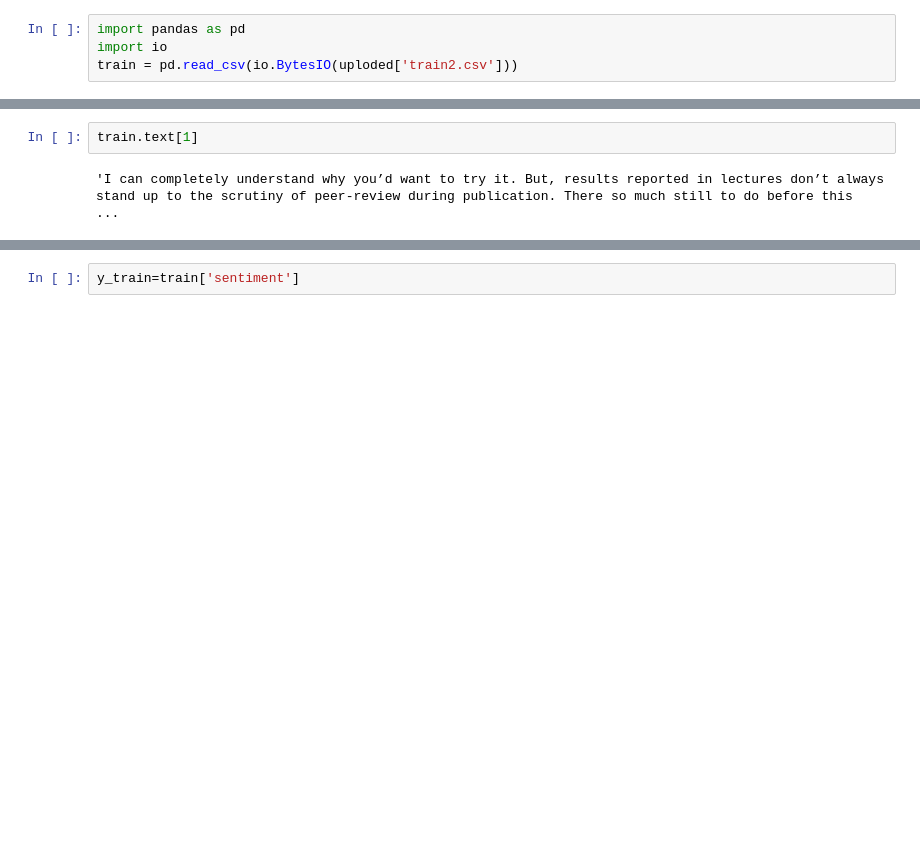
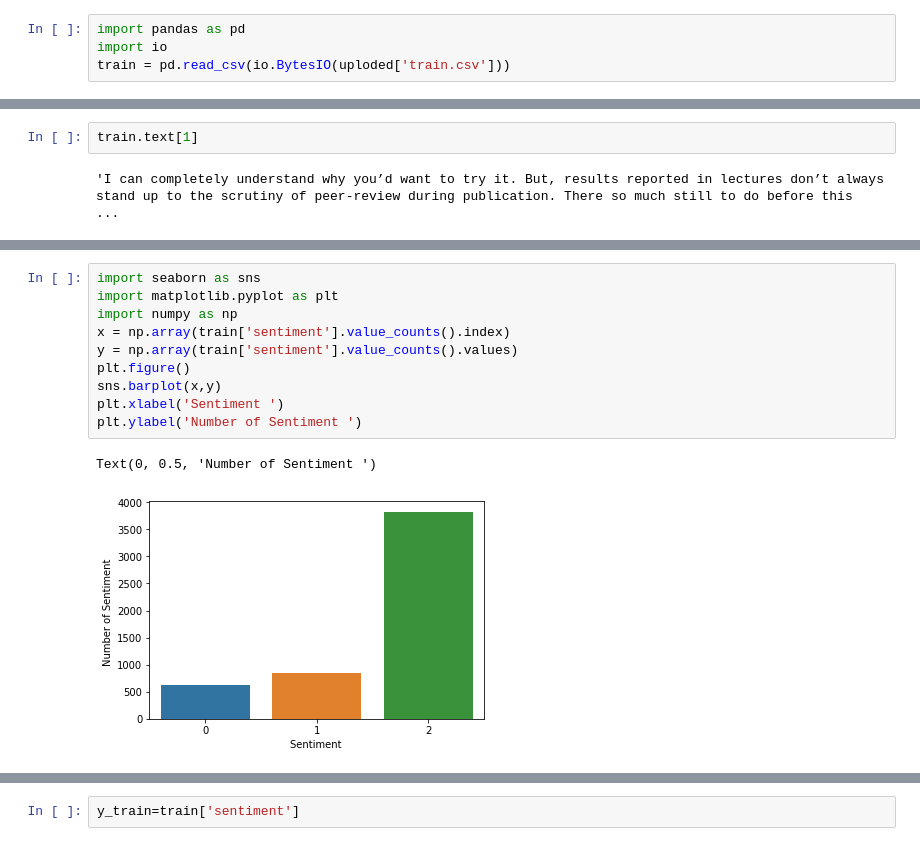
Before and after one commit to saneet09/Hackathon, a Jupyter notebook: Untitled1.ipynb, the cells around one changed output, grey strips where cells are left out. Drawn from its saved outputs; the diff is of its cells as text; blank space fills up the shorter version.

```diff
--- a/Untitled1.ipynb
+++ b/Untitled1.ipynb
@@ -9,7 +31,7 @@ Saving train2.csv to train2.csv
 # %%
 import pandas as pd
 import io
-train = pd.read_csv(io.BytesIO(uploded['train2.csv']))
+train = pd.read_csv(io.BytesIO(uploded['train.csv']))
 # %%
 from google.colab import files
 uploaded = files.upload()
@@ -57,0 +65,13 @@ x_train = train['text']
+# %%
+import seaborn as sns
+import matplotlib.pyplot as plt
+import numpy as np
+x = np.array(train['sentiment'].value_counts().index)
+y = np.array(train['sentiment'].value_counts().values)
+plt.figure()
+sns.barplot(x,y)
+plt.xlabel('Sentiment ')
+plt.ylabel('Number of Sentiment ')
+# %% [output]
+Text(0, 0.5, 'Number of Sentiment ')
+[figure, added]
```
Also changed, not shown: parts of 45 cells of this notebook.
